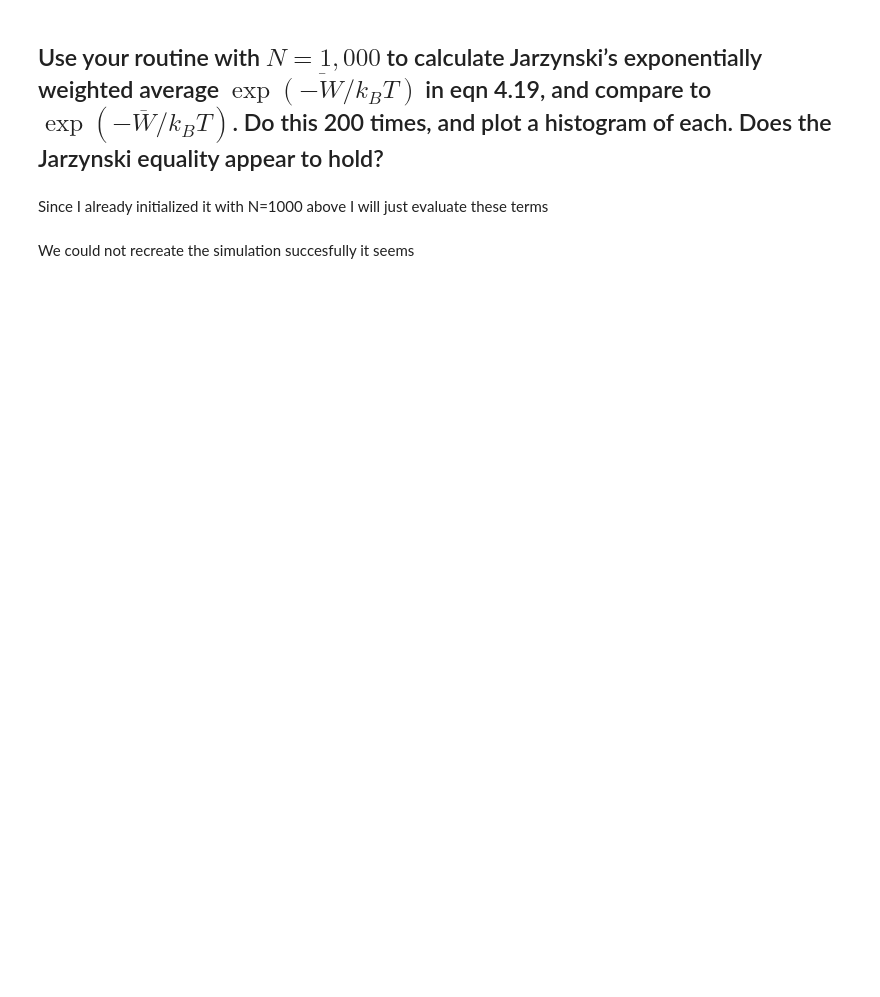
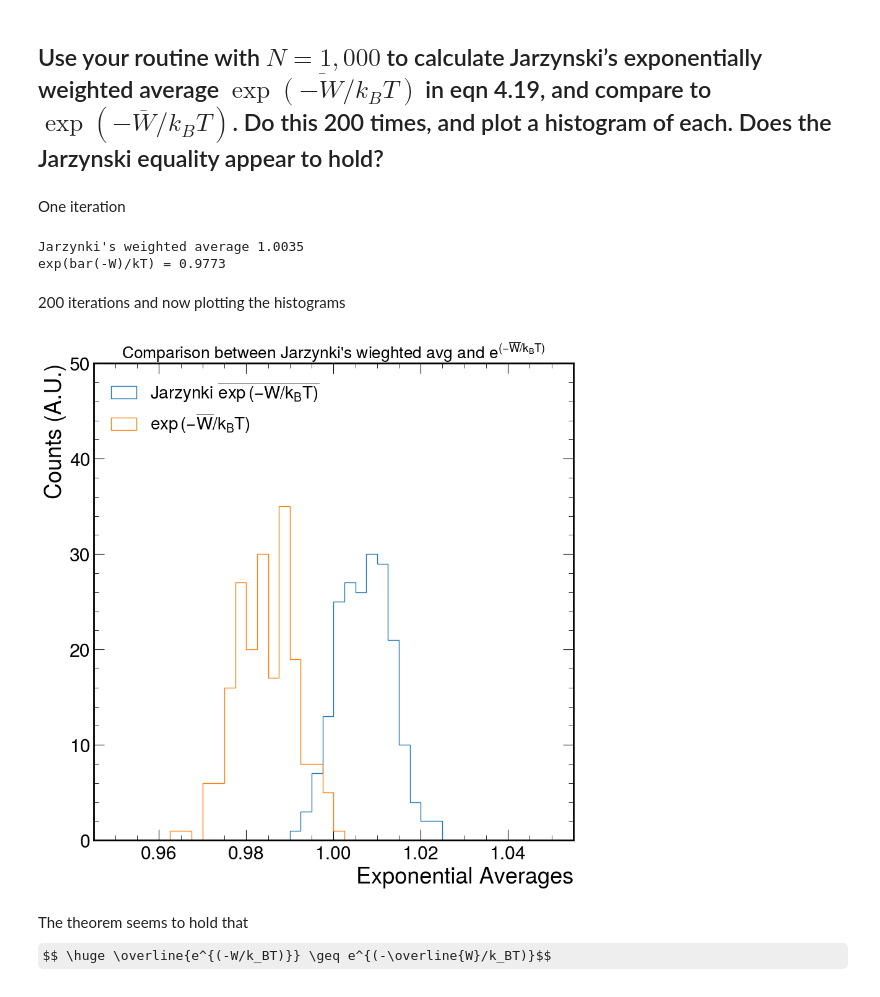
Before and after one commit to GuillermoFidalgo/Jarzynski-Stat-mech, a Jupyter notebook: Monte_Carlo.ipynb, the cells around one changed output. Drawn from its saved outputs; the diff is of its cells as text; code cells hidden in the pictures; some formulas as TeX source; blank space fills up the shorter version.

```diff
--- a/Monte_Carlo.ipynb
+++ b/Monte_Carlo.ipynb
@@ -3,7 +3,8 @@ import numpy as np
 import scipy.stats as stats
 import matplotlib.pyplot as plt
 import mplhep as hep
-hep.style.use('CMS')
+plt.style.use('default')
+hep.style.use('ROOT')
 # %% [markdown]
 $$ \LARGE p_i = \frac{1}{Q} e^{-\varepsilon_i /k_B T} = \frac{e^{-\varepsilon_i /k_B T}}{\sum^M_{j=1} e^{-\varepsilon_j /k_B T} }$$
 # %% [markdown]
@@ -81,11 +77,41 @@ np.mean(Wc+We)
 # %% [markdown]
 ## Use your routine with $N = 1,000$ to calculate Jarzynski’s exponentially weighted average $\overline{{\exp (−W/k_B T)}}$ in eqn 4.19, and compare to $\exp (-\overline{W}/ k_B T )$. Do this 200 times, and plot a histogram of each. Does the Jarzynski equality appear to hold?
-# %% [markdown]
-Since I already initialized it with N=1000 above I will just evaluate these terms
+# %% [markdown]
+One iteration
 # %%
-W= Wc+We
+Wc,We = calculate_work(1_000) # N = 1000
+Wnet = Wc + We
+mean = Wnet.mean() # Eq 4.18
 kT=8
-print(f"Jarzynki's weighted average {np.mean(np.exp(-W/kT)):.4f}")
-print(f"exp(bar(-W)/kT) = {np.exp(-np.mean(W)/kT):.4f}")
+
+print(f"Jarzynki's weighted average {np.mean(np.exp(-Wnet/kT)):.4f}")
+print(f"exp(bar(-W)/kT) = {np.exp(-mean/kT):.4f}")
+# %% [output]
+Jarzynki's weighted average 1.0035
+exp(bar(-W)/kT) = 0.9773
-# %% [markdown]
-We could not recreate the simulation succesfully it seems
+# %% [markdown]
+200 iterations and now plotting the histograms
+# %%
+Jar_avg=[]
+expW_kT = []
+for i in range(200):
+    Wc,We = calculate_work(1_000) # N = 1000
+    Wnet = Wc + We
+    mean = Wnet.mean() # Eq 4.18
+    Jar_avg.append(np.mean( np.exp(-Wnet/kT) ))
+    expW_kT.append(np.exp(-mean/kT))
+
+bins=np.arange(0.95,1.05,.0025)
+plt.hist(Jar_avg,histtype='step',label="Jarzynki $\overline{\exp{(-W/k_BT)}}$",bins=bins)
+plt.hist(expW_kT,histtype='step',label="$\exp{(-\overline{W}/k_B T)}$",bins=bins)
+plt.legend(loc=2,fontsize=20)
+plt.ylabel('Counts (A.U.)')
+plt.xlabel('Exponential Averages')
+plt.title(r"Comparison between Jarzynki's wieghted avg and $e^{(-\overline{W}/k_BT)}$",size=19)
+plt.ylim(0,50)
+plt.show()
+# %% [output]
+[figure, added]
+# %% [markdown]
+The theorem seems to hold that
+$$ \huge \overline{e^{(-W/k_BT)}} \geq e^{(-\overline{W}/k_BT)}$$
```
Also changed, not shown: parts of 8 cells of this notebook.
